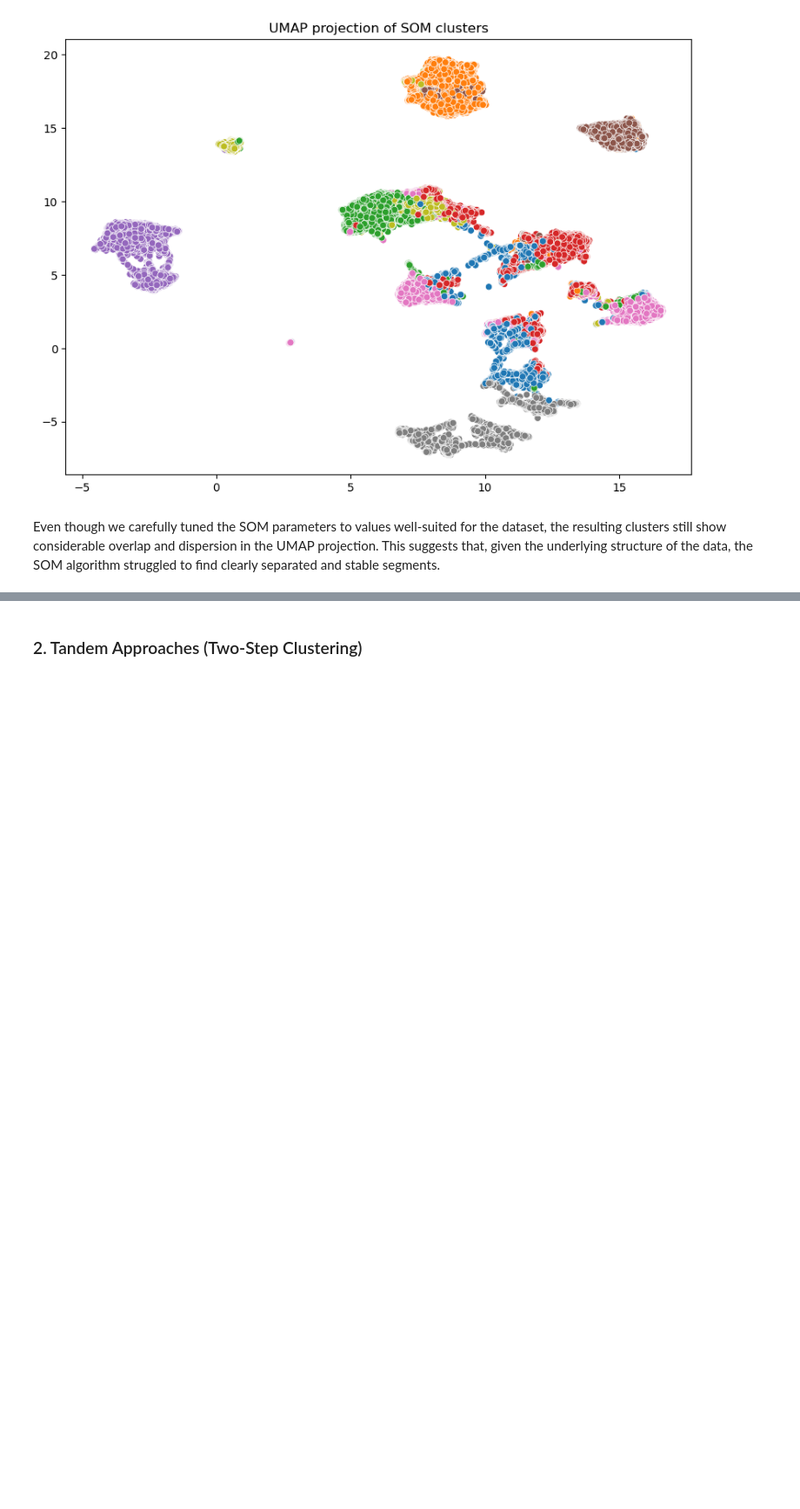
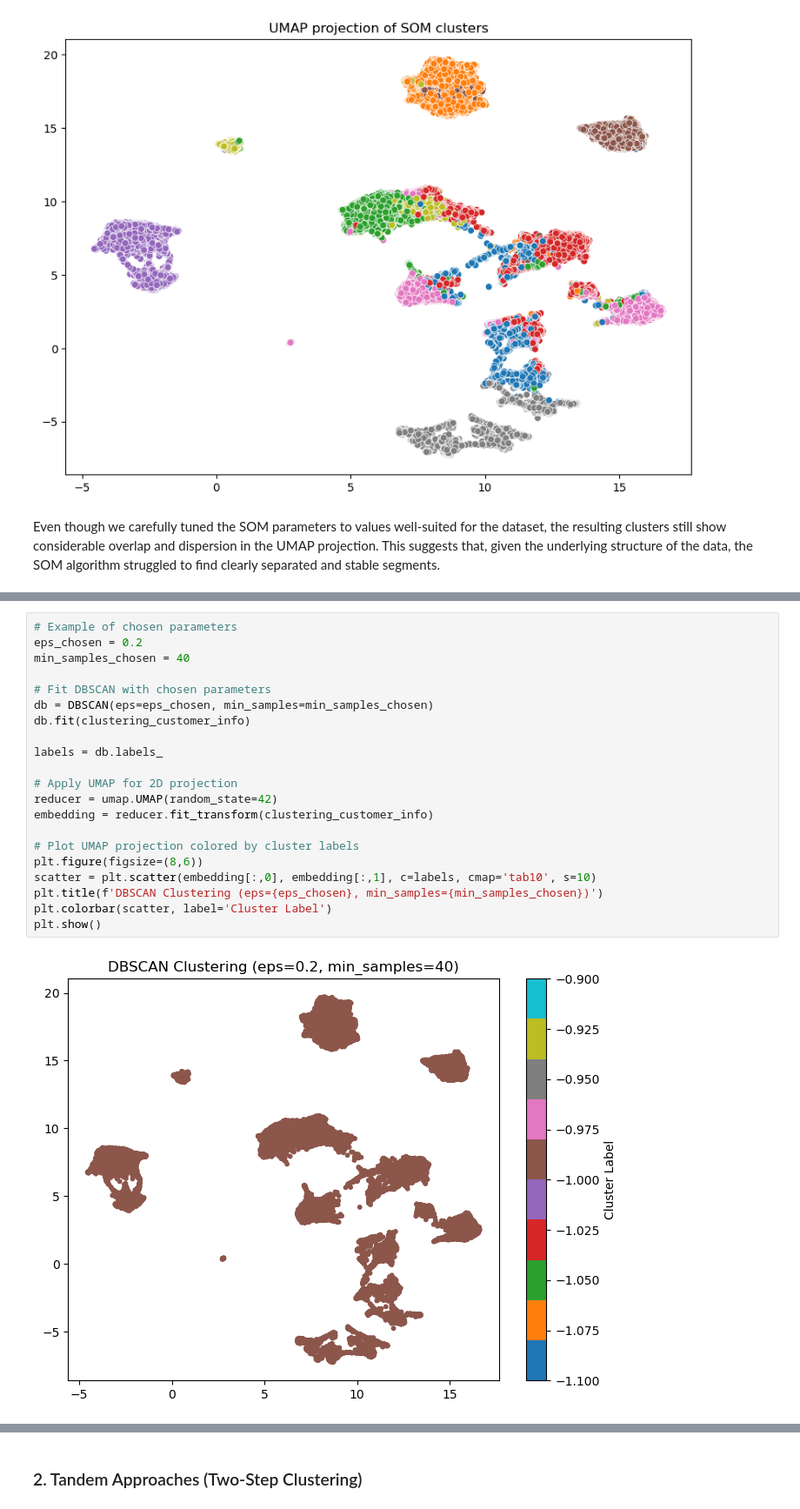
Before and after one commit to tiagocrz/ML-II-Customer-Segmentation, a Jupyter notebook: Notebooks/Clustering.ipynb, the cells around one changed output, grey strips where cells are left out. Shown at 87% size. Drawn from its saved outputs; the diff is of its cells as text; blank space fills up the shorter version.

```diff
--- a/Notebooks/Clustering.ipynb
+++ b/Notebooks/Clustering.ipynb
@@ -356,0 +456,23 @@ Even though we carefully tuned the SOM parameters to values well-suited for the
+# %%
+# Example of chosen parameters
+eps_chosen = 0.2
+min_samples_chosen = 40
+
+# Fit DBSCAN with chosen parameters
+db = DBSCAN(eps=eps_chosen, min_samples=min_samples_chosen)
+db.fit(clustering_customer_info)
+
+labels = db.labels_
+
+# Apply UMAP for 2D projection
+reducer = umap.UMAP(random_state=42)
+embedding = reducer.fit_transform(clustering_customer_info)
+
+# Plot UMAP projection colored by cluster labels
+plt.figure(figsize=(8,6))
+scatter = plt.scatter(embedding[:,0], embedding[:,1], c=labels, cmap='tab10', s=10)
+plt.title(f'DBSCAN Clustering (eps={eps_chosen}, min_samples={min_samples_chosen})')
+plt.colorbar(scatter, label='Cluster Label')
+plt.show()
+# %% [output]
+[figure, added]
```
Also changed, not shown: parts of 14 cells of this notebook.
